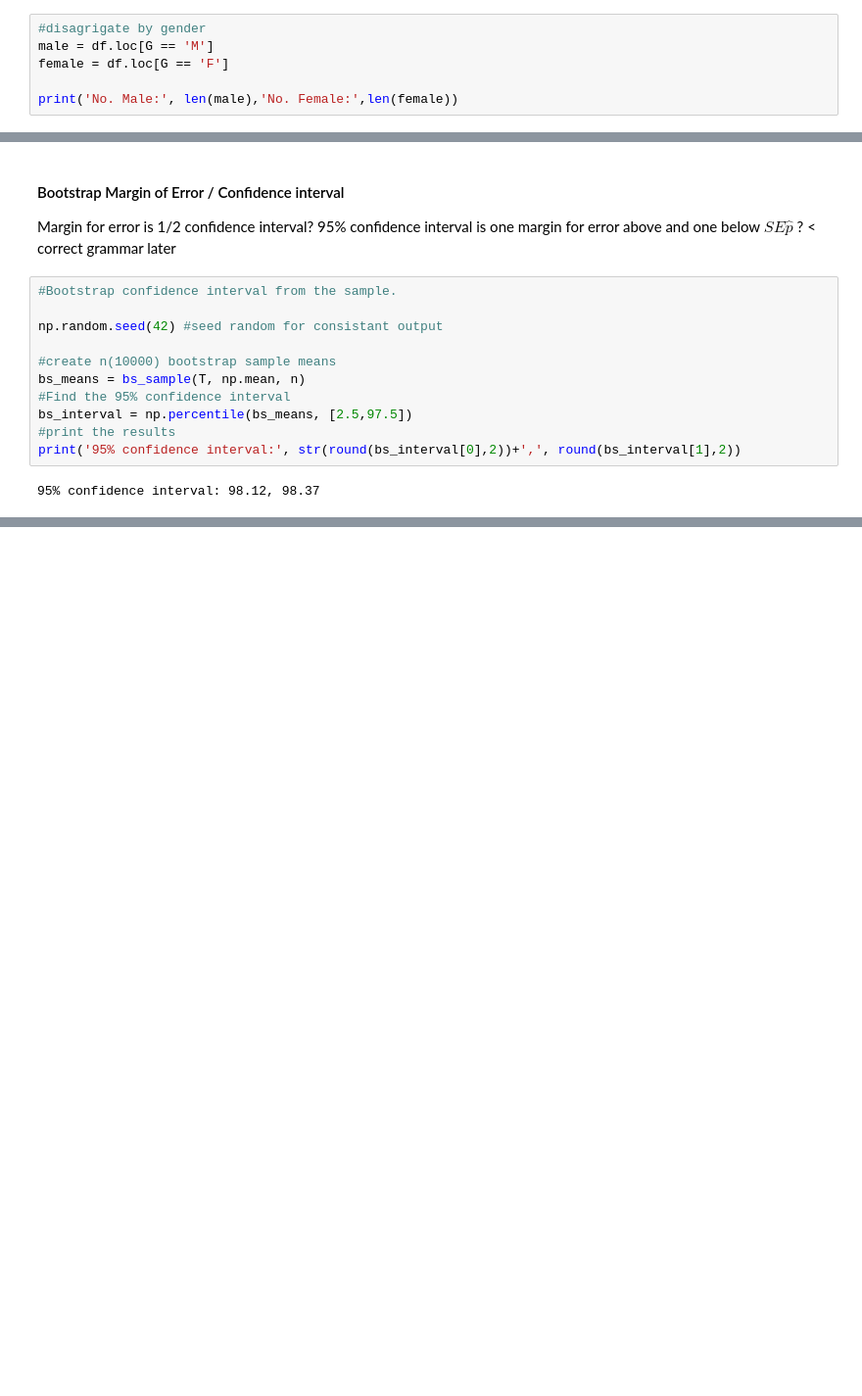
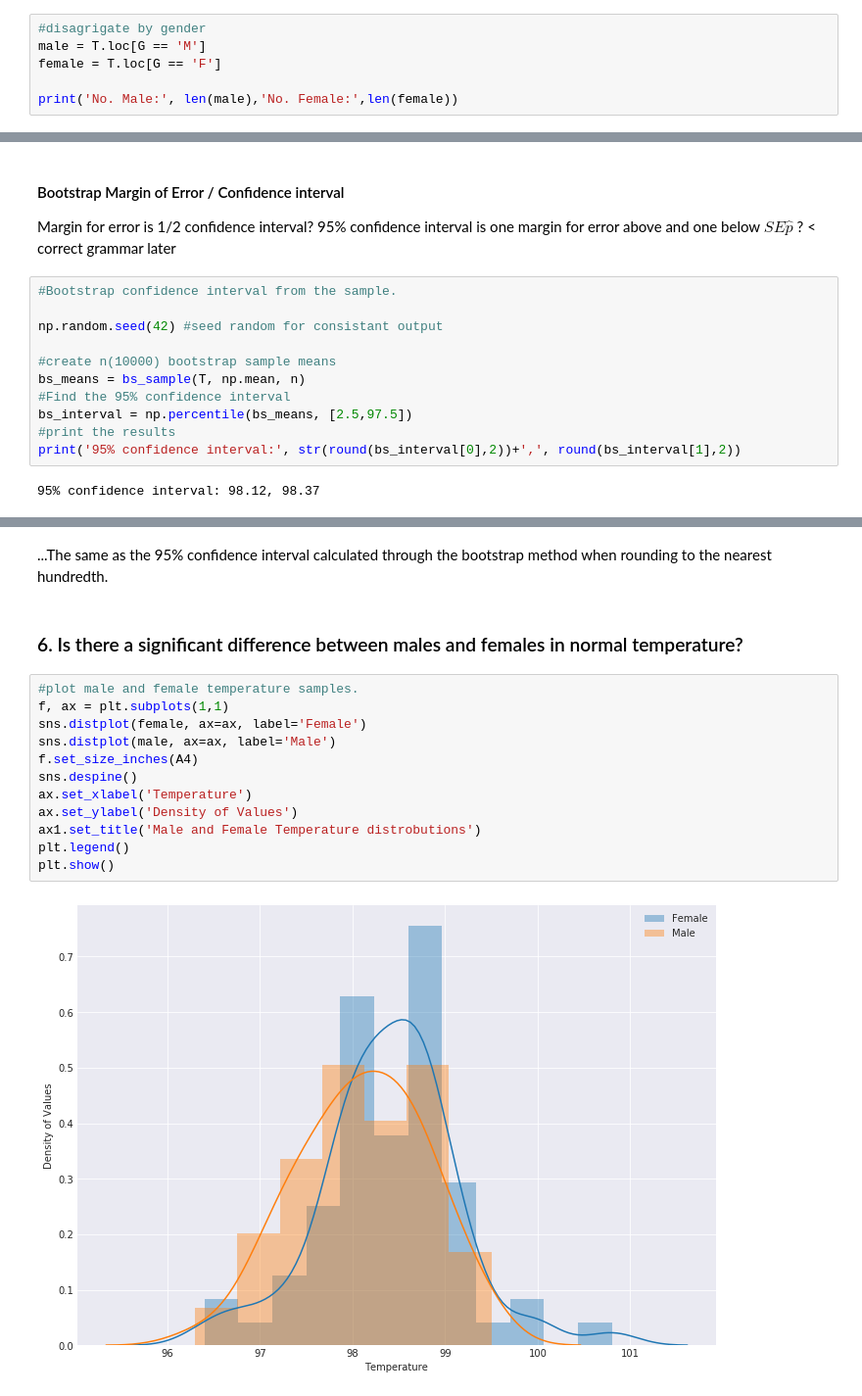
Before and after one commit to Nhorning/EDA_human_temperature, a Jupyter notebook: sliderule_dsi_inferential_statistics_exercise_1.ipynb, the cells around one changed output, grey strips where cells are left out. Shown at 98% size. Saved outputs shown, nothing was run; the diff lists cells and outputs as text; blank space fills up the shorter version.

Commit message:
(use "git push" to publish your local commits) Added male v. female tests
 Changes to be committed:
	modified:   sliderule_dsi_inferential_statistics_exercise_1.ipynb

```diff
--- a/sliderule_dsi_inferential_statistics_exercise_1.ipynb
+++ b/sliderule_dsi_inferential_statistics_exercise_1.ipynb
@@ -163,8 +163,8 @@ Sample Size: 130
 The Sample size is 130 individuals. Observations can be considered independent as they are obviously less than 10% of the population at large. A sample size of 130 is well over the the threshold of 30 needed for the Central Limit Theorem to apply.
 # %%
 #disagrigate by gender
-male = df.loc[G == 'M']
-female = df.loc[G == 'F']
+male = T.loc[G == 'M']
+female = T.loc[G == 'F']
 
 print('No. Male:', len(male),'No. Female:',len(female))
 # %% [output]
@@ -415,0 +425,18 @@ This process consistently produces a 95% confidence interval of 96.77, 99.58 Deg
+# %% [markdown]
+...The same as the 95% confidence interval calculated through the bootstrap method when rounding to the nearest hundredth.
+# %% [markdown]
+### 6. Is there a significant difference between males and females in normal temperature?
+# %%
+#plot male and female temperature samples.
+f, ax = plt.subplots(1,1)
+sns.distplot(female, ax=ax, label='Female')
+sns.distplot(male, ax=ax, label='Male')
+f.set_size_inches(A4)
+sns.despine()
+ax.set_xlabel('Temperature')
+ax.set_ylabel('Density of Values')
+ax1.set_title('Male and Female Temperature distrobutions')
+plt.legend()
+plt.show()
+# %% [output]
+[figure, added]
```
Also changed, not shown: parts of 18 cells of this notebook.
